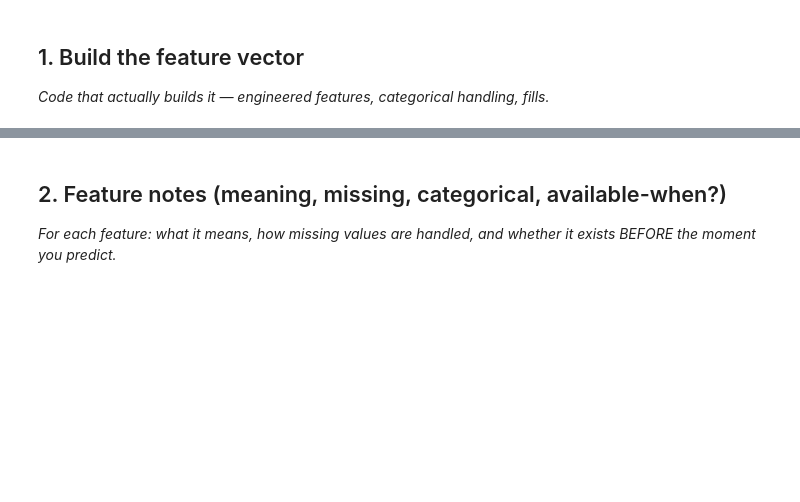
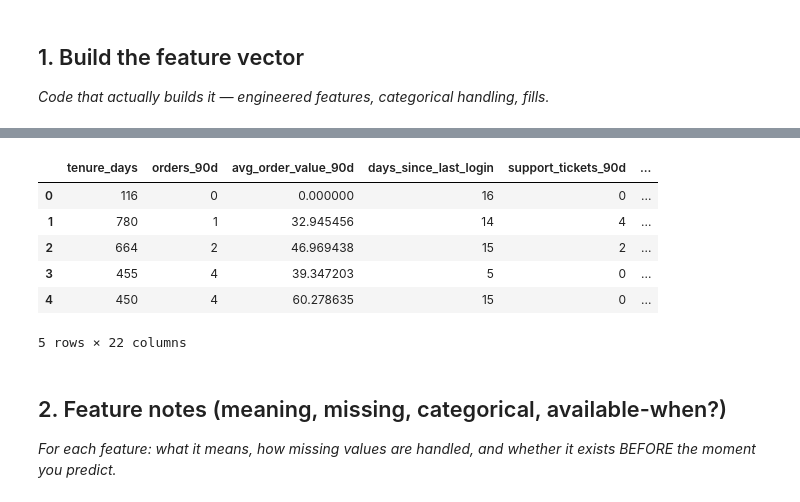
Before and after one commit to umarali8/flyrank-ml-internship, a Jupyter notebook: work/notebooks/w03_feature_leakage_check.ipynb, the cells around one changed output, grey strips where cells are left out. Saved outputs shown, nothing was run; the diff lists cells and outputs as text; code cells hidden in the pictures; blank space fills up the shorter version.

```diff
--- a/work/notebooks/w03_feature_leakage_check.ipynb
+++ b/work/notebooks/w03_feature_leakage_check.ipynb
@@ -16,3 +121,30 @@ This skeleton is yours to fill. Work the sections **in order** — each one has
+# %%
+# --- feature engineering / categorical handling / fills ---
+df = raw.copy()
+
+df["has_orders_90d"] = (df["orders_90d"] > 0).astype(int)
+df["avg_order_value_90d"] = df["avg_order_value_90d"].fillna(0.0)
+
+df["payment_method"] = df["payment_method"].fillna("unknown")
+df["email_opt_in"] = df["email_opt_in"].fillna("unknown").astype(str)
+
+cat_cols = ["region", "payment_method", "email_opt_in"]
+df_encoded = pd.get_dummies(df, columns=cat_cols, prefix=cat_cols)
+
+df_encoded["is_premium_member"] = df_encoded["is_premium_member"].astype(int)
+
+feature_vector_preview = df_encoded.drop(
+    columns=["customer_id", "observation_date", "signup_date"]
+)
+feature_vector_preview.head()
+# %% [output]
+|  | tenure_days | orders_90d | avg_order_value_90d | days_since_last_login | support_tickets_90d | ... |
+| 0 | 116 | 0 | 0.000000 | 16 | 0 | ... |
+| 1 | 780 | 1 | 32.945456 | 14 | 4 | ... |
+| 2 | 664 | 2 | 46.969438 | 15 | 2 | ... |
+| 3 | 455 | 4 | 39.347203 | 5 | 0 | ... |
+| 4 | 450 | 4 | 60.278635 | 15 | 0 | ... |
+5 rows × 22 columns
 # %% [markdown]
 ## 2. Feature notes (meaning, missing, categorical, available-when?)
 
```
Also changed, not shown: parts of 8 cells of this notebook.
